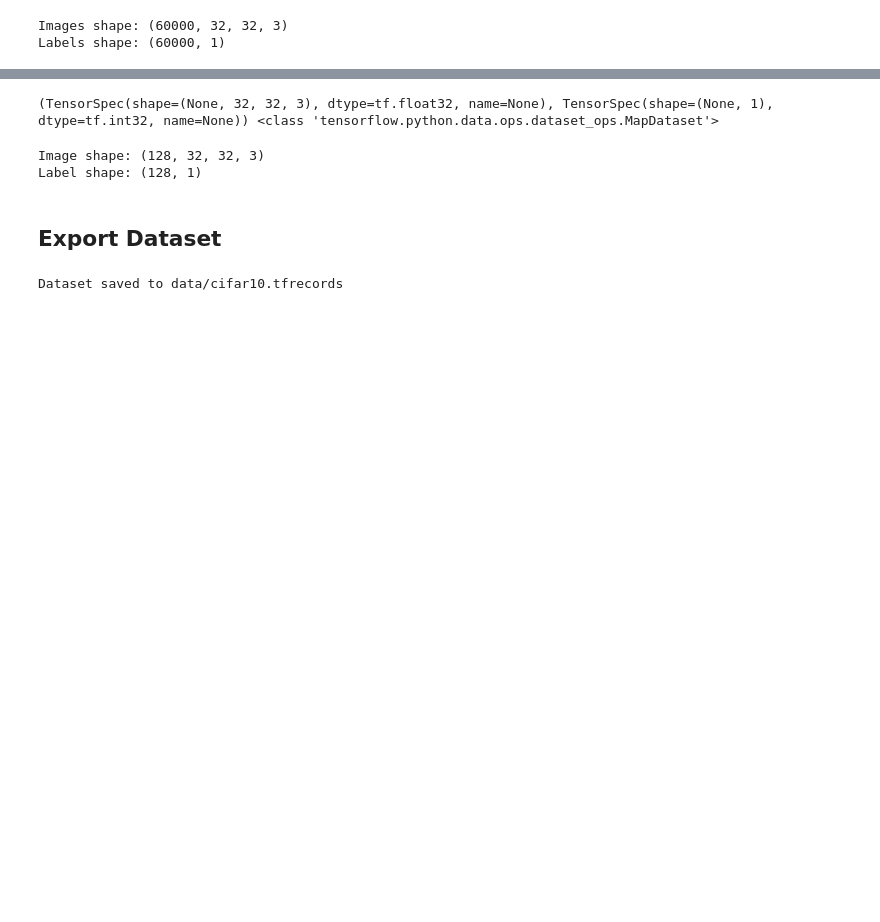
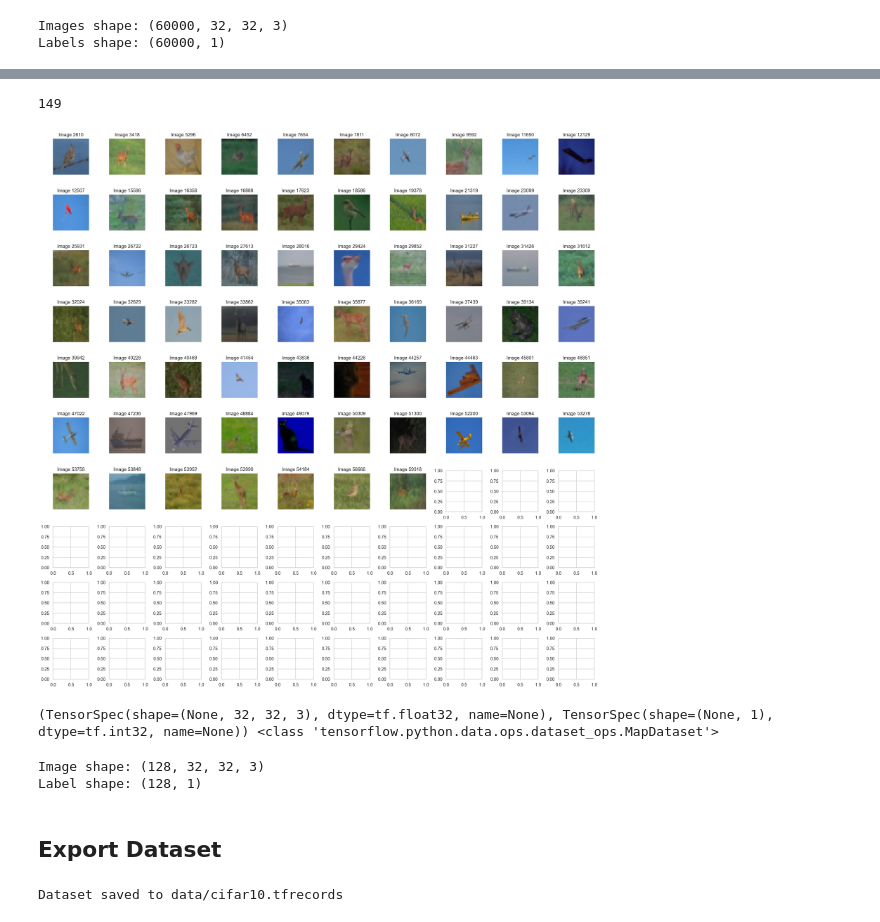
Before and after one commit to timothyckl/CIFAR10-Image-Synthesis, a Jupyter notebook: 0_Data_Prep.ipynb, the cells around one changed output, grey strips where cells are left out. Saved outputs shown, nothing was run; the diff lists cells and outputs as text; code cells hidden in the pictures; blank space fills up the shorter version.

```diff
--- a/0_Data_Prep.ipynb
+++ b/0_Data_Prep.ipynb
@@ -86,3 +86,10 @@ print(f'Labels shape: {labels.shape}')
 # %% [output]
 Images shape: (60000, 32, 32, 3)
 Labels shape: (60000, 1)
+# %%
+# identify low contrast images
+low_contrast_idx = []
+for idx, img in enumerate(images):
+    if exposure.is_low_contrast(img, fraction_threshold=35):
+        low_contrast_idx.append(idx)
+        print(f'Image {idx} is low contrast')
@@ -88,0 +114,18 @@ Labels shape: (60000, 1)
+# %%
+print(len(low_contrast_idx))
+# %% [output]
+149
+# %%
+# visualize top 100 low contrast images
+fig, axes = plt.subplots(nrows=10, ncols=10, figsize=(20, 20))
+ax = axes.flatten()
+
+for i in range(len(low_contrast_idx)):
+    ax[i].imshow(images[low_contrast_idx[i]].numpy().astype('uint8'))
+    ax[i].set_title(f'Image {low_contrast_idx[i]}')
+    ax[i].axis('off')
+
+plt.tight_layout()
+plt.show()
+# %% [output]
+[figure, added]
```
Also changed, not shown: parts of 5 cells of this notebook, 50 other files.
